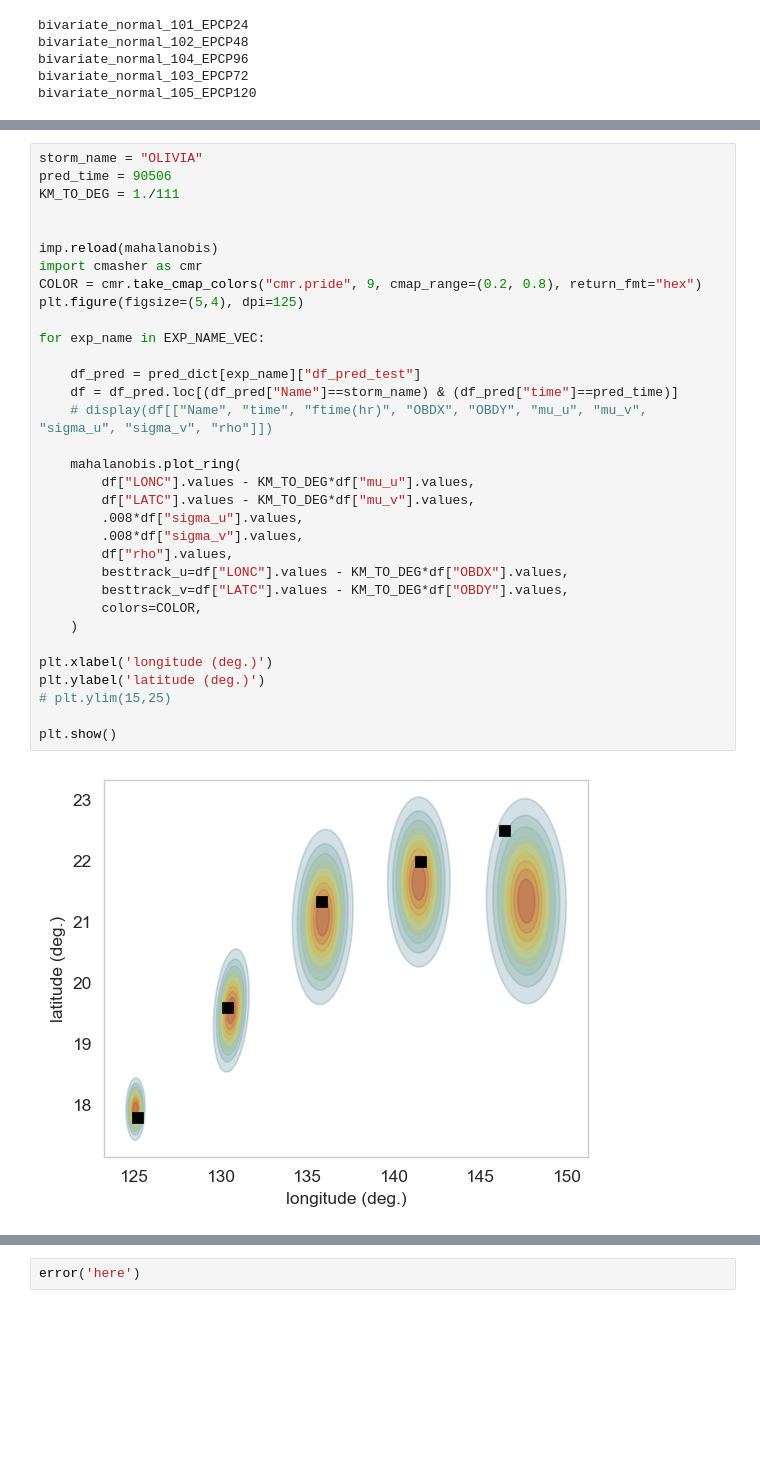
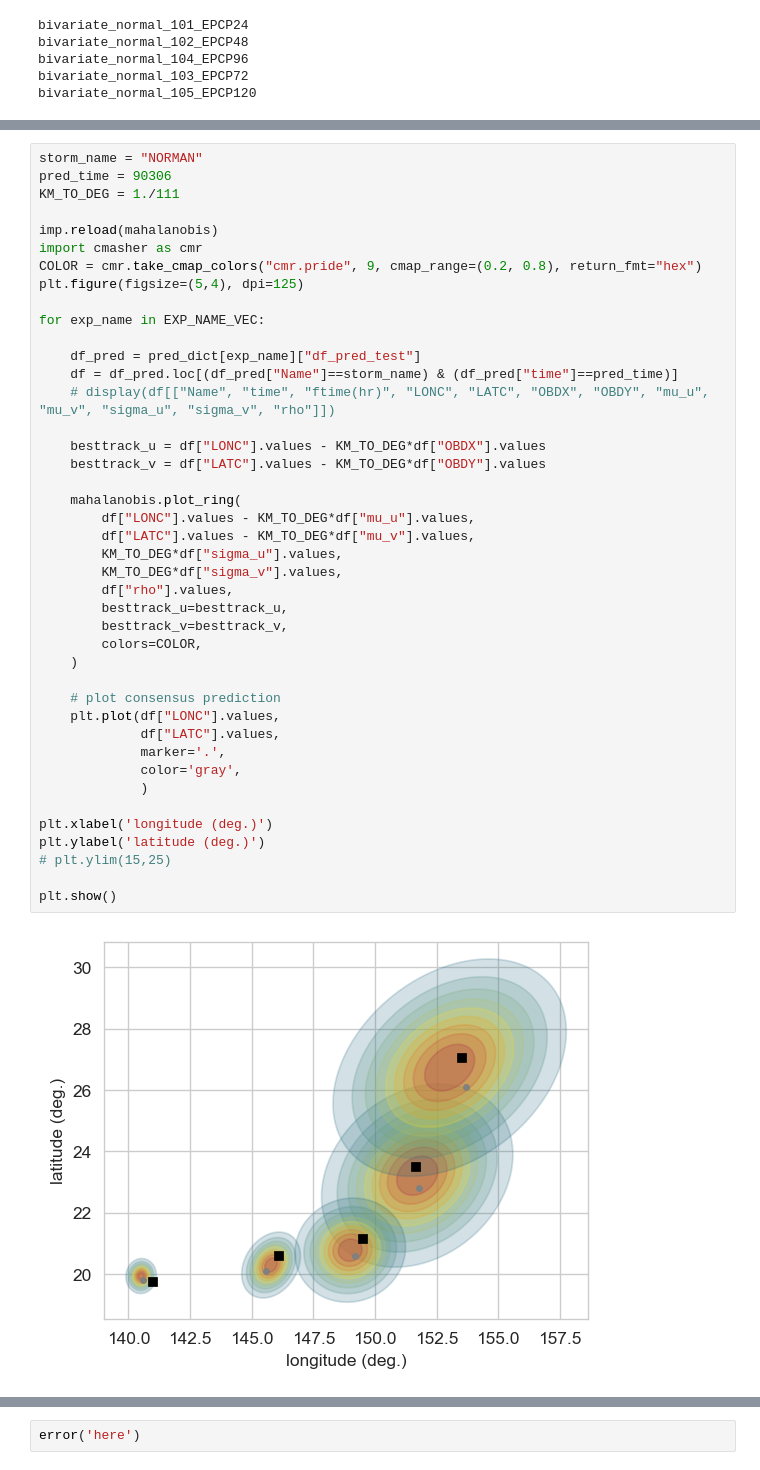
Before and after one commit to mafern/tcane_track, a Jupyter notebook: bivariate_normal/_plot_multilead_predictions.ipynb, the cells around one changed output, grey strips where cells are left out. Saved outputs shown, nothing was run; the diff lists cells and outputs as text; blank space fills up the shorter version.

Commit message:
fixed besttrack and consensus positions.

```diff
--- a/bivariate_normal/_plot_multilead_predictions.ipynb
+++ b/bivariate_normal/_plot_multilead_predictions.ipynb
@@ -126,35 +126,44 @@ pred_dict["bivariate_normal_102_EPCP48"]["df_pred_test"]
 # %%
-storm_name = "OLIVIA"
-pred_time = 90506
+storm_name = "NORMAN"
+pred_time = 90306
 KM_TO_DEG = 1./111
-
 
 imp.reload(mahalanobis)
 import cmasher as cmr
 COLOR = cmr.take_cmap_colors("cmr.pride", 9, cmap_range=(0.2, 0.8), return_fmt="hex")
 plt.figure(figsize=(5,4), dpi=125)
 
 for exp_name in EXP_NAME_VEC:
 
     df_pred = pred_dict[exp_name]["df_pred_test"]
     df = df_pred.loc[(df_pred["Name"]==storm_name) & (df_pred["time"]==pred_time)]
-    # display(df[["Name", "time", "ftime(hr)", "OBDX", "OBDY", "mu_u", "mu_v", "sigma_u", "sigma_v", "rho"]])
+    # display(df[["Name", "time", "ftime(hr)", "LONC", "LATC", "OBDX", "OBDY", "mu_u", "mu_v", "sigma_u", "sigma_v", "rho"]])
+
+    besttrack_u = df["LONC"].values - KM_TO_DEG*df["OBDX"].values
+    besttrack_v = df["LATC"].values - KM_TO_DEG*df["OBDY"].values
 
     mahalanobis.plot_ring(
         df["LONC"].values - KM_TO_DEG*df["mu_u"].values,
         df["LATC"].values - KM_TO_DEG*df["mu_v"].values,
-        .008*df["sigma_u"].values,
-        .008*df["sigma_v"].values,
+        KM_TO_DEG*df["sigma_u"].values,
+        KM_TO_DEG*df["sigma_v"].values,
         df["rho"].values,
-        besttrack_u=df["LONC"].values - KM_TO_DEG*df["OBDX"].values,
-        besttrack_v=df["LATC"].values - KM_TO_DEG*df["OBDY"].values,
+        besttrack_u=besttrack_u,
+        besttrack_v=besttrack_v,
         colors=COLOR,
     )
+
+    # plot consensus prediction
+    plt.plot(df["LONC"].values,
+             df["LATC"].values,
+             marker='.',
+             color='gray',
+             )
 
 plt.xlabel('longitude (deg.)')
 plt.ylabel('latitude (deg.)')
 # plt.ylim(15,25)
 
 plt.show()
 # %% [output]
-[figure, old version]
+[figure, new version]
```
Also changed, not shown: parts of 2 cells of this notebook, 1 other file.
